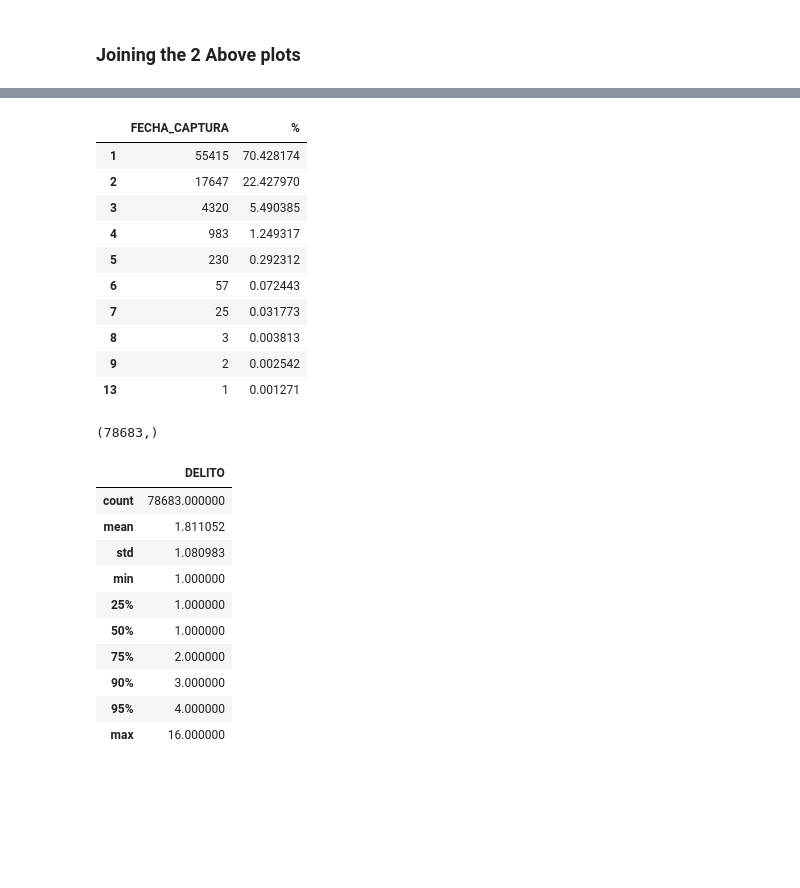
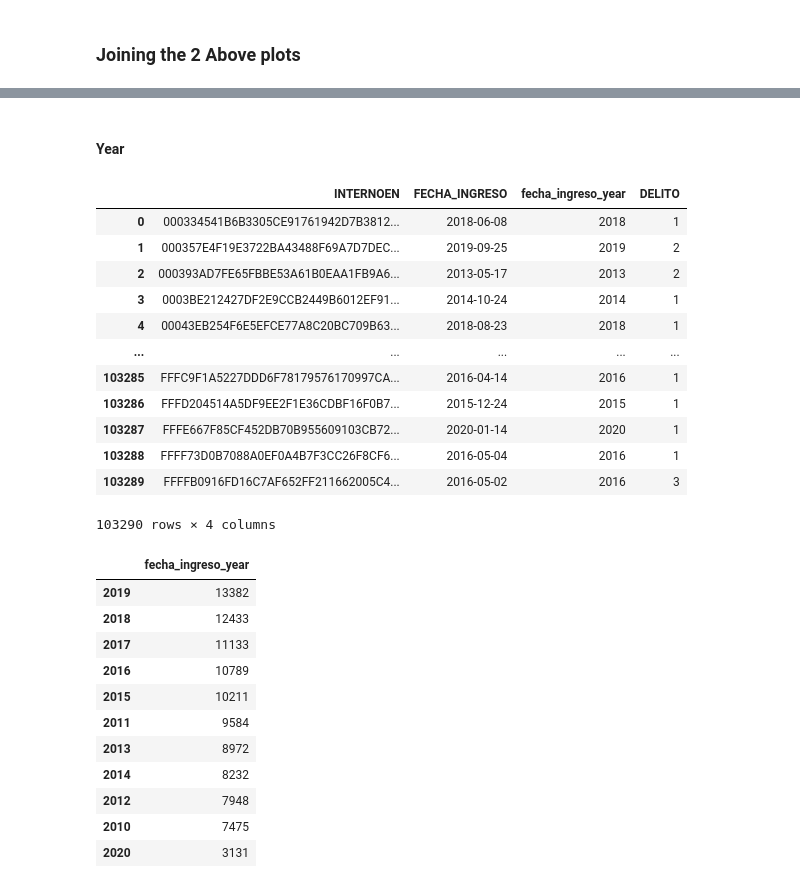
Before and after one commit to dehoyosb/MinJusticia_team77_DS4A_Project, a Jupyter notebook: exploratory_data_analysis_daniel.ipynb, the cells around one changed output, grey strips where cells are left out. Cells and saved outputs as stored; diff of their text form; code cells hidden in the pictures; blank space fills up the shorter version.

```diff
--- a/exploratory_data_analysis_daniel.ipynb
+++ b/exploratory_data_analysis_daniel.ipynb
@@ -1258,34 +1206,0 @@ fecha_ing_count
-# %%
-fecha_cap_count = data.groupby(['INTERNOEN'])['FECHA_CAPTURA'].apply(lambda x: len(np.unique(x))).value_counts().to_frame()
-fecha_cap_count['%'] = 100*(fecha_cap_count['FECHA_CAPTURA'] / fecha_cap_count['FECHA_CAPTURA'].sum())
-fecha_cap_count
-# %% [output]
-|  | FECHA_CAPTURA | % |
-| 1 | 55415 | 70.428174 |
-| 2 | 17647 | 22.427970 |
-| 3 | 4320 | 5.490385 |
-| 4 | 983 | 1.249317 |
-| 5 | 230 | 0.292312 |
-| 6 | 57 | 0.072443 |
-| 7 | 25 | 0.031773 |
-| 8 | 3 | 0.003813 |
-| 9 | 2 | 0.002542 |
-| 13 | 1 | 0.001271 |
-# %%
-data.INTERNOEN.unique().shape
-# %% [output]
-(78683,)
-# %%
-data.groupby(['INTERNOEN'])[['DELITO']].count().describe(percentiles=[0.25, 0.5, 0.75, 0.9, 0.95])
-# %% [output]
-|  | DELITO |
-| count | 78683.000000 |
-| mean | 1.811052 |
-| std | 1.080983 |
-| min | 1.000000 |
-| 25% | 1.000000 |
-| 50% | 1.000000 |
-| 75% | 2.000000 |
-| 90% | 3.000000 |
-| 95% | 4.000000 |
-| max | 16.000000 |
@@ -1291,0 +1211,34 @@ data.groupby(['INTERNOEN'])[['DELITO']].count().describe(percentiles=[0.25, 0.5,
+# %% [markdown]
+#### Year
+# %%
+year_fecha_ing = data.groupby(['INTERNOEN','FECHA_INGRESO','fecha_ingreso_year'])['DELITO'].count().to_frame().reset_index()
+year_fecha_ing
+# %% [output]
+|  | INTERNOEN | FECHA_INGRESO | fecha_ingreso_year | DELITO |
+| 0 | 000334541B6B3305CE91761942D7B3812... | 2018-06-08 | 2018 | 1 |
+| 1 | 000357E4F19E3722BA43488F69A7D7DEC... | 2019-09-25 | 2019 | 2 |
+| 2 | 000393AD7FE65FBBE53A61B0EAA1FB9A6... | 2013-05-17 | 2013 | 2 |
+| 3 | 0003BE212427DF2E9CCB2449B6012EF91... | 2014-10-24 | 2014 | 1 |
+| 4 | 00043EB254F6E5EFCE77A8C20BC709B63... | 2018-08-23 | 2018 | 1 |
+| ... | ... | ... | ... | ... |
+| 103285 | FFFC9F1A5227DDD6F78179576170997CA... | 2016-04-14 | 2016 | 1 |
+| 103286 | FFFD204514A5DF9EE2F1E36CDBF16F0B7... | 2015-12-24 | 2015 | 1 |
+| 103287 | FFFE667F85CF452DB70B955609103CB72... | 2020-01-14 | 2020 | 1 |
+| 103288 | FFFF73D0B7088A0EF0A4B7F3CC26F8CF6... | 2016-05-04 | 2016 | 1 |
+| 103289 | FFFFB0916FD16C7AF652FF211662005C4... | 2016-05-02 | 2016 | 3 |
+103290 rows × 4 columns
+# %%
+year_fecha_ing['fecha_ingreso_year'].value_counts().to_frame()
+# %% [output]
+|  | fecha_ingreso_year |
+| 2019 | 13382 |
+| 2018 | 12433 |
+| 2017 | 11133 |
+| 2016 | 10789 |
+| 2015 | 10211 |
+| 2011 | 9584 |
+| 2013 | 8972 |
+| 2014 | 8232 |
+| 2012 | 7948 |
+| 2010 | 7475 |
+| 2020 | 3131 |
```
Also changed, not shown: parts of 31 cells of this notebook.
